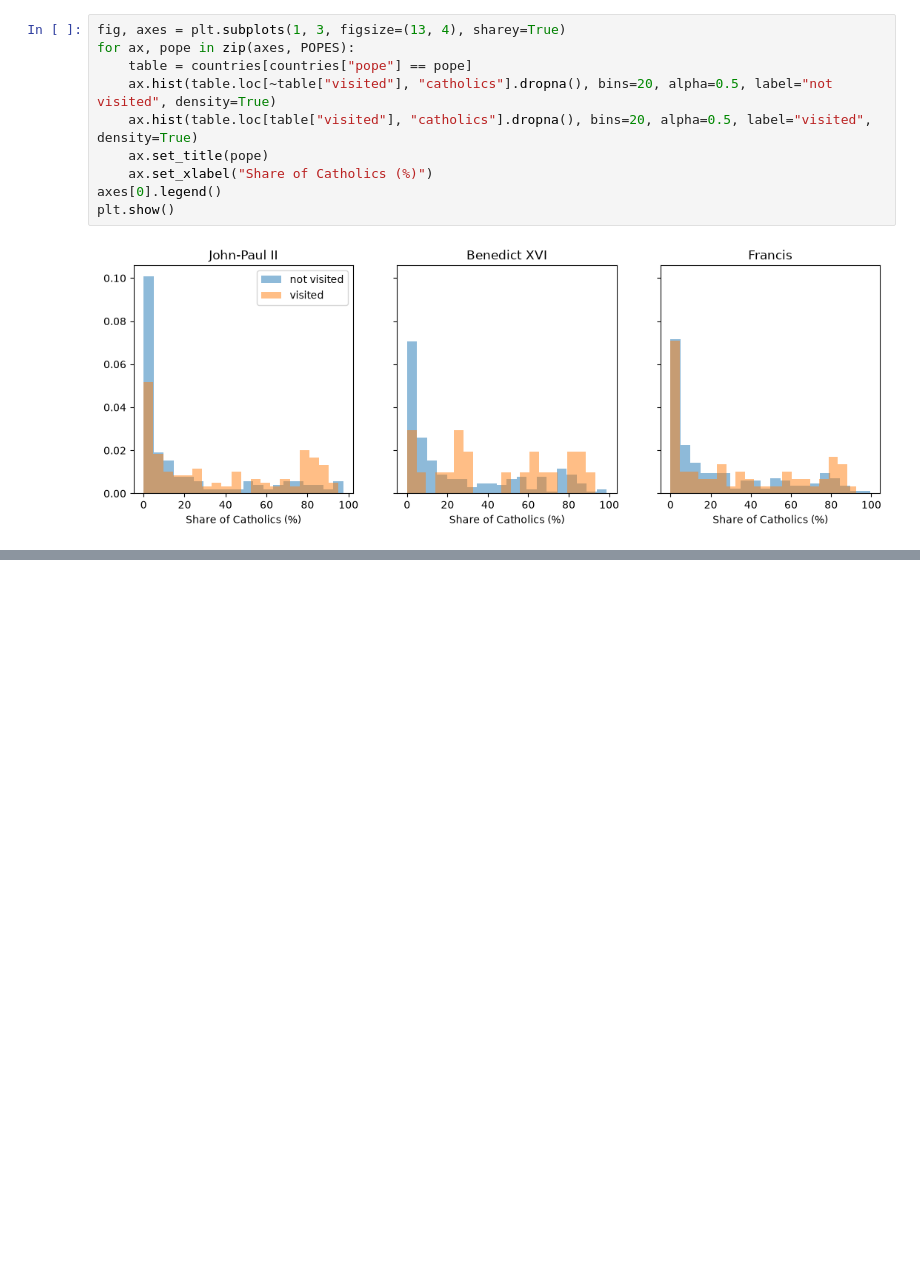
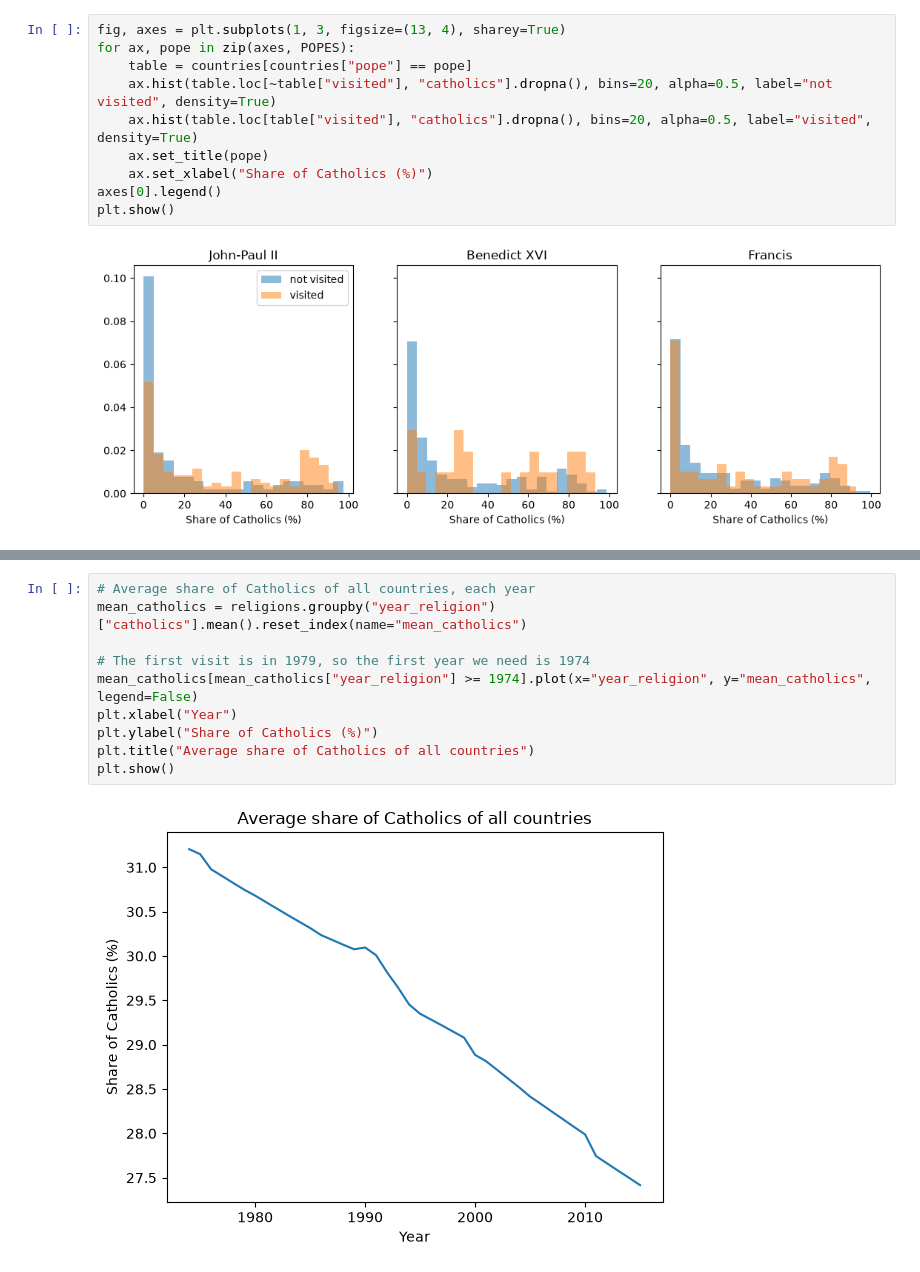
Before and after one commit to arthurdrk/projet-discours, a Jupyter notebook: acquisition/trips_religions.ipynb, the cells around one changed output, grey strips where cells are left out. Cells and saved outputs as stored; diff of their text form; blank space fills up the shorter version.

Commit message:
Analysis on catholic population dynamics

```diff
--- a/acquisition/trips_religions.ipynb
+++ b/acquisition/trips_religions.ipynb
@@ -461,0 +442,12 @@ visits.groupby(["region", "pope"])["catholics"].mean().unstack()[POPES].round(1)
+# %%
+# Average share of Catholics of all countries, each year
+mean_catholics = religions.groupby("year_religion")["catholics"].mean().reset_index(name="mean_catholics")
+
+# The first visit is in 1979, so the first year we need is 1974
+mean_catholics[mean_catholics["year_religion"] >= 1974].plot(x="year_religion", y="mean_catholics", legend=False)
+plt.xlabel("Year")
+plt.ylabel("Share of Catholics (%)")
+plt.title("Average share of Catholics of all countries")
+plt.show()
+# %% [output]
+[figure, added]
```
Also changed, not shown: parts of 16 cells of this notebook.
